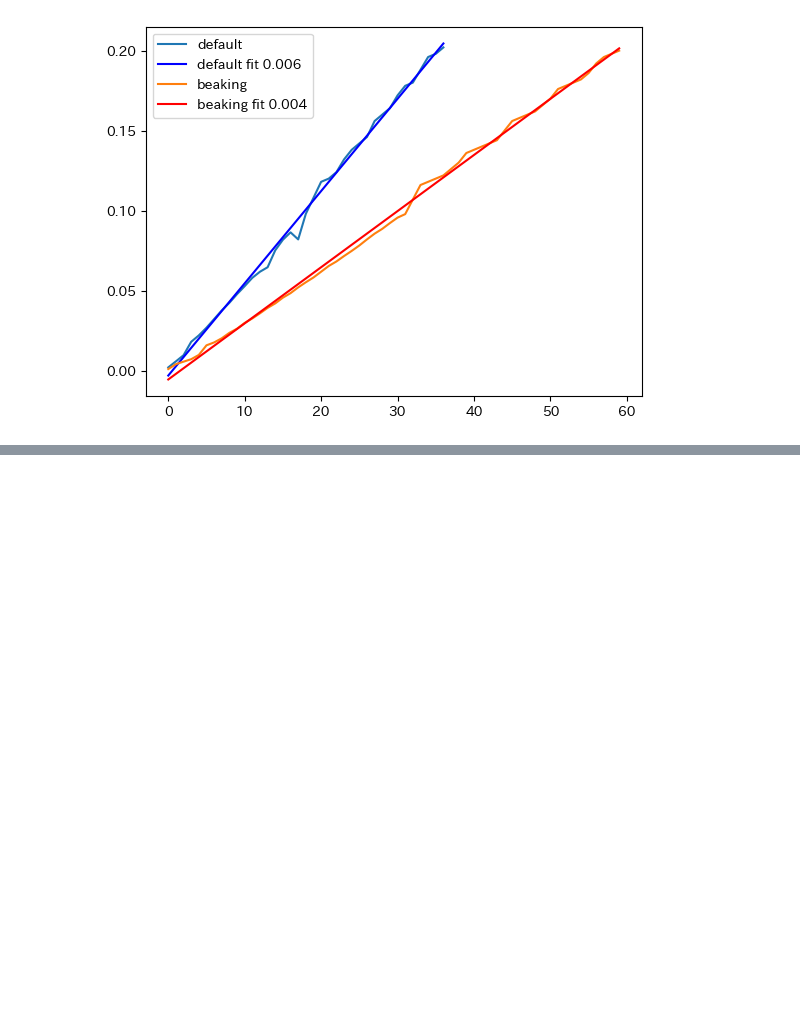
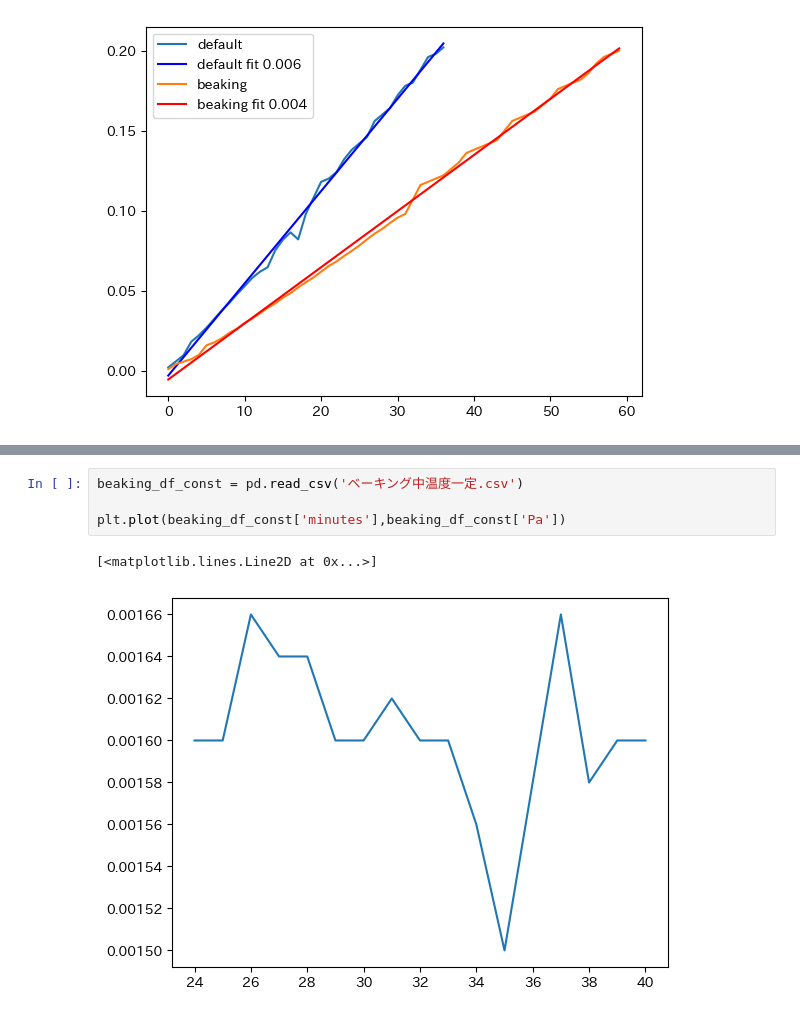
Before and after one commit to vyuma/physic_ex_repo, a Jupyter notebook: beaking_2/beakoing.ipynb, the cells around one changed output, grey strips where cells are left out. Drawn from its saved outputs; the diff is of its cells as text; blank space fills up the shorter version.

```diff
--- a/beaking_2/beakoing.ipynb
+++ b/beaking_2/beakoing.ipynb
@@ -39,0 +41,7 @@ plt.show()
+# %%
+beaking_df_const = pd.read_csv('ベーキング中温度一定.csv')
+
+plt.plot(beaking_df_const['minutes'],beaking_df_const['Pa'])
+# %% [output]
+[<matplotlib.lines.Line2D at 0x...>]
+[figure, added]
```
Also changed, not shown: parts of 1 cell of this notebook, 2 other files.
